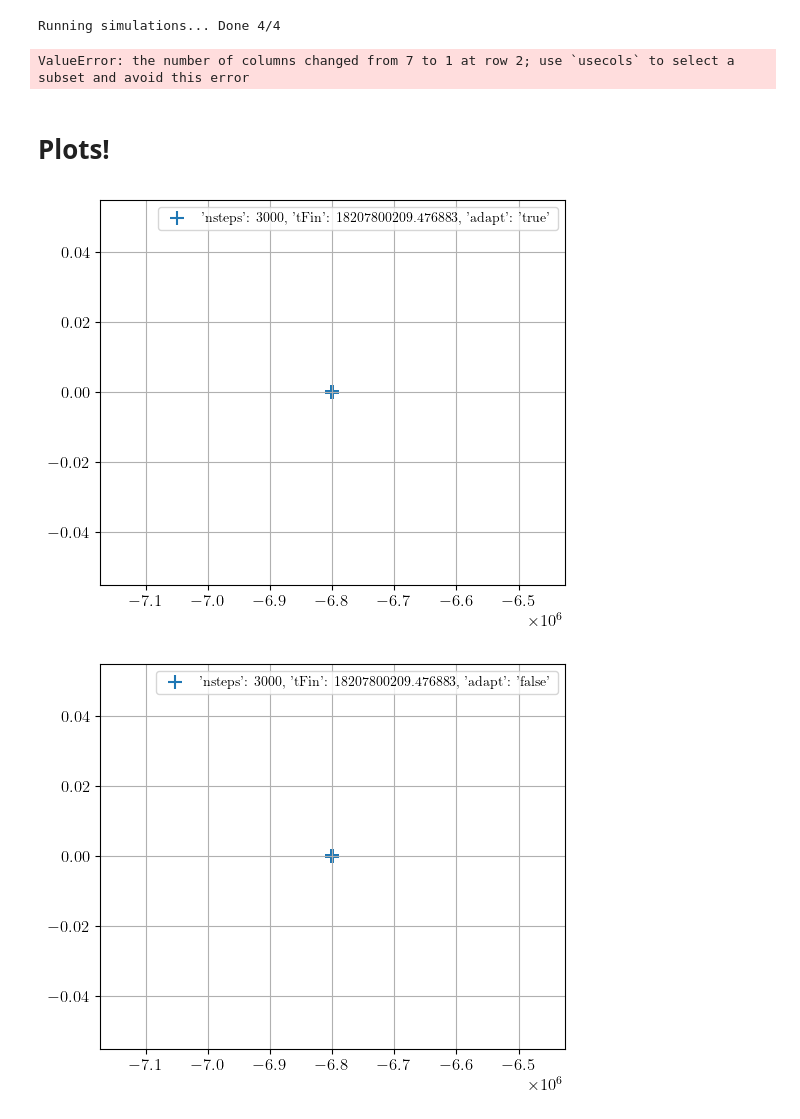
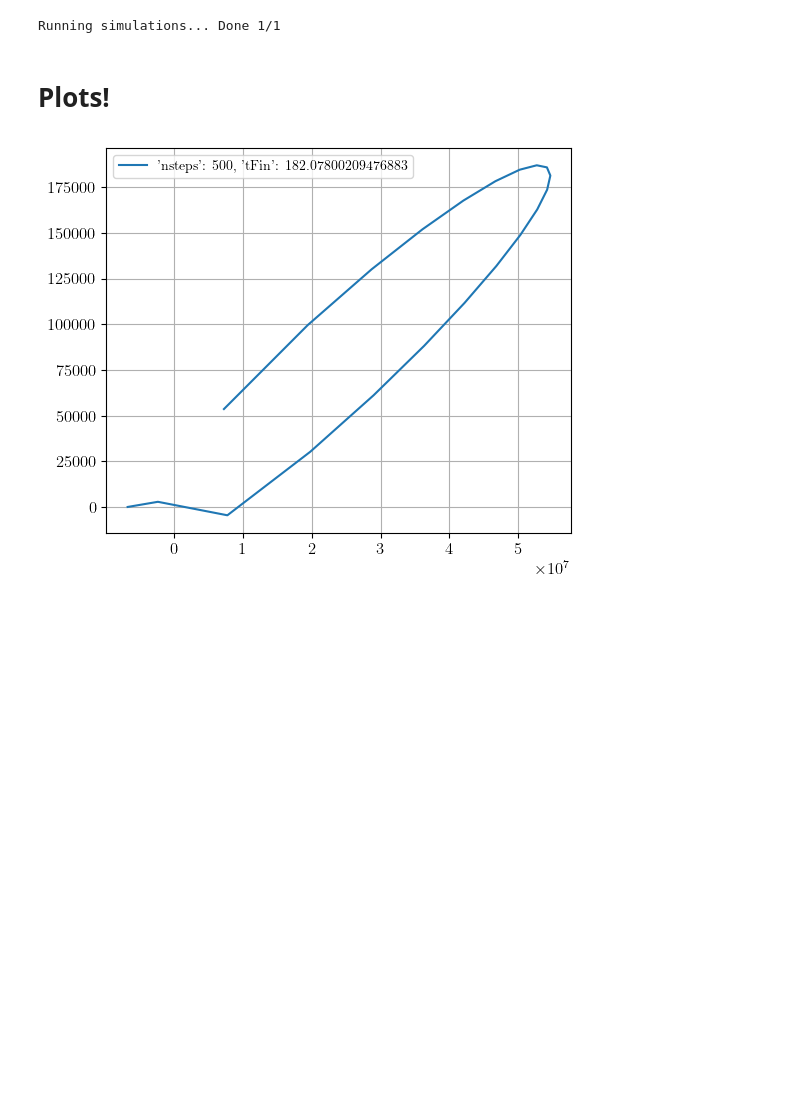
Before and after one commit to TomVdt/PhysNum, a Jupyter notebook: exercice3/analysis/analysis3ai.ipynb, the cells around one changed output. Saved outputs shown, nothing was run; the diff lists cells and outputs as text; code cells hidden in the pictures; blank space fills up the shorter version.

```diff
--- a/exercice3/analysis/analysis3ai.ipynb
+++ b/exercice3/analysis/analysis3ai.ipynb
@@ -29,12 +27,14 @@ conf = load_conf(config_name)
 G = 6.674e-11
 
 
-tFin = 2 * np.pi * np.sqrt(conf['a']**3 / (G * conf['m2']))
+# tFin = 2 * np.pi * np.sqrt(conf['a']**3 / (G * conf['m2']))
+tFin = 2 * np.pi * np.sqrt(conf['a']**3 / (G * conf['m2'])) / 1e8
 # %%
 params_variations = {
-    'nsteps': [3000, 5000],
+    # 'nsteps': [5000, 10000],
+    'nsteps': [500],
     'tFin': [tFin],
-    'adapt': ['true', 'false'],
+    # 'adapt': ['true', 'false'],
 }
 all_params = tuple(
     {a: b for a, b in zip(params_variations.keys(), c)} for c in product(*params_variations.values())
@@ -56,7 +56,7 @@ with ProcessPoolExecutor(max_workers=8) as p:
         future = p.submit(run, f'{config_path}{config_name}{config_ext}', output_file, params)
         future.add_done_callback(done)
 # %% [output]
-Running simulations... Done 4/4
+Running simulations... Done 1/1
 # %%
 # Load stuff in memory
 all_data = {}
@@ -64,27 +64,24 @@ all_data = {}
 for file, params in zip(outputs, all_params):
     data = np.loadtxt(path + file)
     all_data[file] = (params, np.copy(data))
-# %% [output]
-ValueError: the number of columns changed from 7 to 1 at row 2; use `usecols` to select a subset and avoid this error
 # %% [markdown]
 # Plots!
 # %%
 # Do plots!
 for (params, data) in all_data.values():
     # print(data)
     t, x, y = data[:,0], data[:,1], data[:,2]
-    plt.scatter(x, y, label=f'{params}')
+    plt.plot(x[:21], y[:21], label=f'{params}')
     plt.grid()
     plt.legend()
     plt.show()
 
 
 # plt.axis('equal')
 # plt.xlabel(r'$x$ [m]')
 # plt.ylabel(r'$y$ [m]')
 
 # plt.legend()
 # plt.savefig(export_path + 'feuriste.pdf')
 # %% [output]
-[figure, old version]
+[figure, new version]
-[figure, removed]
```
Also changed, not shown: parts of 2 cells of this notebook, 1 other file.
